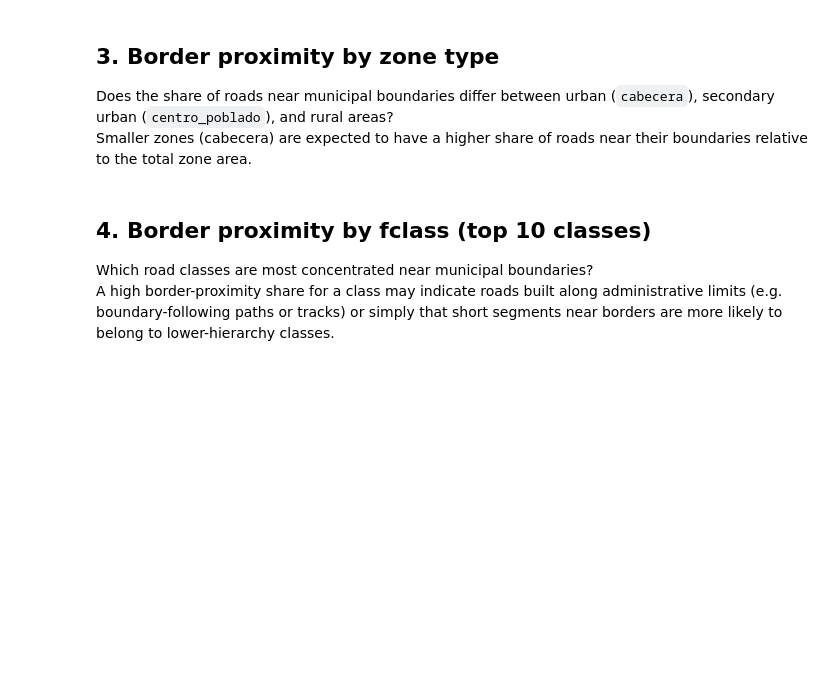
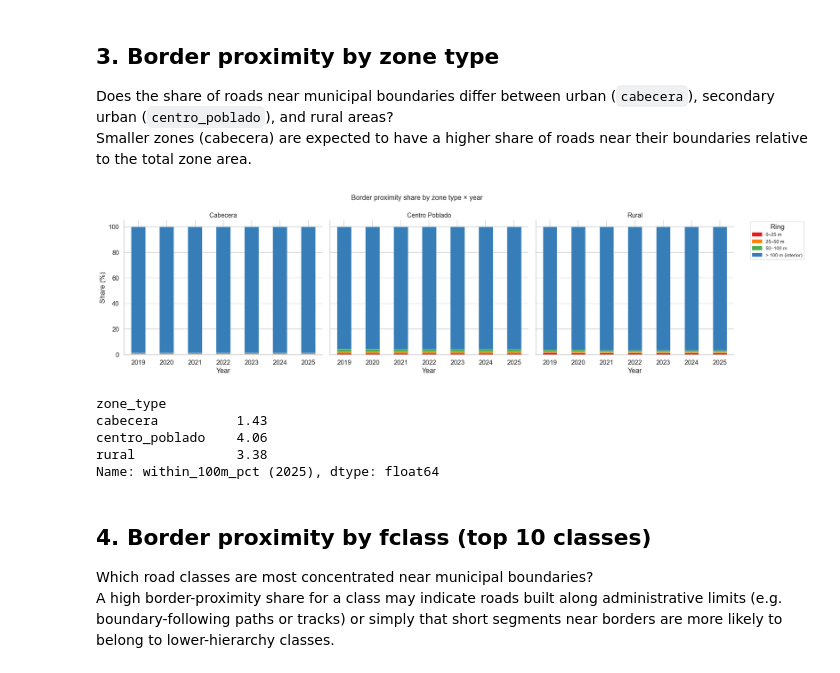
Before and after one commit to gregmaya/road_municipalities_col, a Jupyter notebook: notebooks/03_border_proximity_analysis.ipynb, the cells around one changed output. Cells and saved outputs as stored; diff of their text form; code cells hidden in the pictures; blank space fills up the shorter version.

```diff
--- a/notebooks/03_border_proximity_analysis.ipynb
+++ b/notebooks/03_border_proximity_analysis.ipynb
@@ -176,38 +228,56 @@ for ax, zt in zip(axes, zone_types):
         sub.groupby(["year", "ring"])["length_km"]
         .sum()
         .unstack("ring")
         .reindex(columns=ring_order)
         .fillna(0)
     )
     piv_pct = piv.div(piv.sum(axis=1), axis=0) * 100
     piv_pct.plot(
-        kind="bar", stacked=True, ax=ax,
-        color=ring_colors, edgecolor="white", linewidth=0.3, legend=False,
+        kind="bar",
+        stacked=True,
+        ax=ax,
+        color=ring_colors,
+        edgecolor="white",
+        linewidth=0.3,
+        legend=False,
     )
     ax.set_title(zt.replace("_", " ").title(), fontsize=12)
     ax.set_xlabel("Year")
     ax.set_ylabel("Share (%)" if ax == axes[0] else "")
     ax.tick_params(axis="x", rotation=0)
     sns.despine(ax=ax)
 
 fig.suptitle("Border proximity share by zone type × year", fontsize=13)
 handles = [plt.Rectangle((0, 0), 1, 1, color=c) for c in ring_colors]
 fig.legend(
-    handles, ring_labels,
-    title="Ring", bbox_to_anchor=(1.01, 0.85), loc="upper left", fontsize=9,
+    handles,
+    ring_labels,
+    title="Ring",
+    bbox_to_anchor=(1.01, 0.85),
+    loc="upper left",
+    fontsize=9,
 )
 plt.tight_layout()
 plt.show()
 
 # Summary: share within 100m by zone type, latest year
 latest = years[-1]
 within_100m = (
     prox[prox["year"] == latest]
     .groupby("zone_type")
-    .apply(lambda g: g.loc[g["in_100m"], "length_km"].sum() / g["length_km"].sum() * 100)
+    .apply(
+        lambda g: g.loc[g["in_100m"], "length_km"].sum() / g["length_km"].sum() * 100
+    )
     .rename(f"within_100m_pct ({latest})")
 )
 print(within_100m.round(2))
+# %% [output]
+[figure, added]
+zone_type
+cabecera          1.43
+centro_poblado    4.06
+rural             3.38
+Name: within_100m_pct (2025), dtype: float64
 # %% [markdown]
 ## 4. Border proximity by fclass (top 10 classes)
 
```
Also changed, not shown: parts of 5 cells of this notebook.
